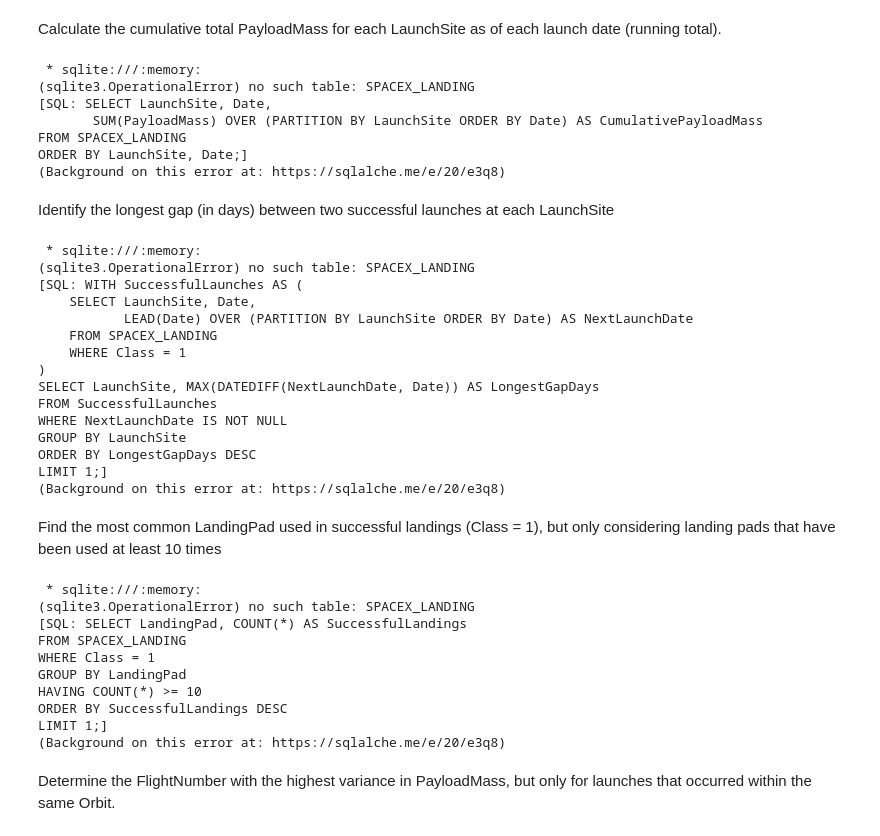
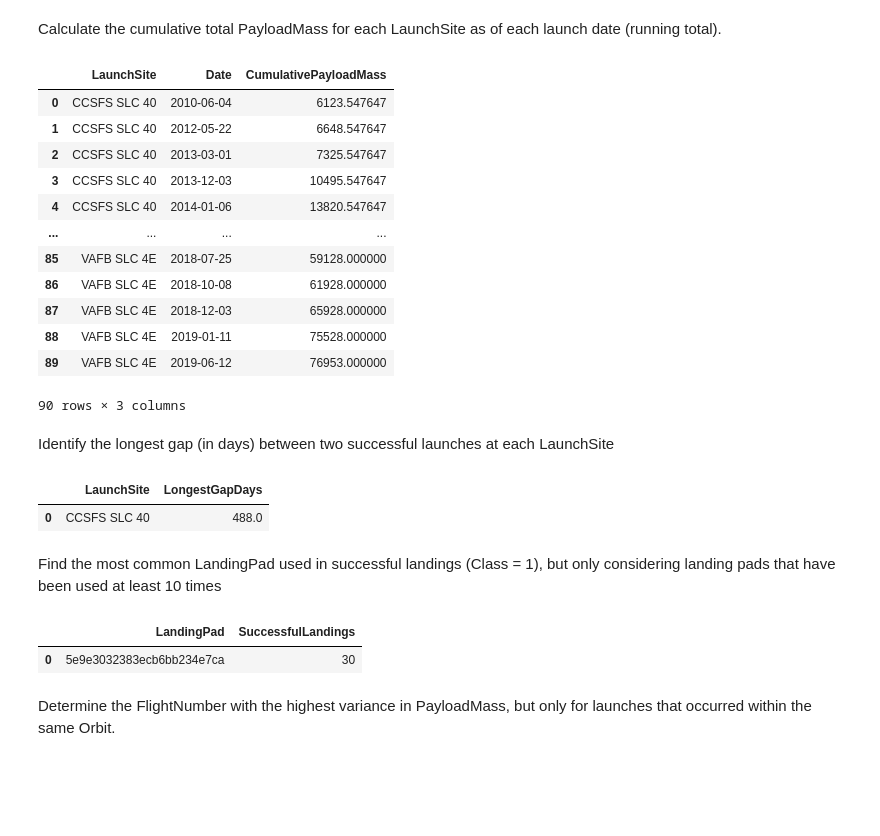
Before and after one commit to ClaudioChavarria/Rocket-Landing-Success-ML, a Jupyter notebook: 03-eda_and_feature_engineering/03-eda-and-feature-engineering.ipynb, the cells around one changed output. Cells and saved outputs as stored; diff of their text form; code cells hidden in the pictures; blank space fills up the shorter version.

```diff
--- a/03-eda_and_feature_engineering/03-eda-and-feature-engineering.ipynb
+++ b/03-eda_and_feature_engineering/03-eda-and-feature-engineering.ipynb
@@ -332,55 +332,56 @@ result
 # %% [markdown]
 Calculate the cumulative total PayloadMass for each LaunchSite as of each launch date (running total).
 # %%
-%%sql
+query = '''
 SELECT LaunchSite, Date,
        SUM(PayloadMass) OVER (PARTITION BY LaunchSite ORDER BY Date) AS CumulativePayloadMass
 FROM SPACEX_LANDING
 ORDER BY LaunchSite, Date;
+
+'''
+result = pd.read_sql(query, con=engine)
+result
 # %% [output]
+|  | LaunchSite | Date | CumulativePayloadMass |
+| 0 | CCSFS SLC 40 | 2010-06-04 | 6123.547647 |
+| 1 | CCSFS SLC 40 | 2012-05-22 | 6648.547647 |
+| 2 | CCSFS SLC 40 | 2013-03-01 | 7325.547647 |
+| 3 | CCSFS SLC 40 | 2013-12-03 | 10495.547647 |
+| 4 | CCSFS SLC 40 | 2014-01-06 | 13820.547647 |
+| ... | ... | ... | ... |
+| 85 | VAFB SLC 4E | 2018-07-25 | 59128.000000 |
+| 86 | VAFB SLC 4E | 2018-10-08 | 61928.000000 |
+| 87 | VAFB SLC 4E | 2018-12-03 | 65928.000000 |
+| 88 | VAFB SLC 4E | 2019-01-11 | 75528.000000 |
+| 89 | VAFB SLC 4E | 2019-06-12 | 76953.000000 |
- * sqlite:///:memory:
-(sqlite3.OperationalError) no such table: SPACEX_LANDING
-[SQL: SELECT LaunchSite, Date,
-       SUM(PayloadMass) OVER (PARTITION BY LaunchSite ORDER BY Date) AS CumulativePayloadMass
-FROM SPACEX_LANDING
-ORDER BY LaunchSite, Date;]
-(Background on this error at: https://sqlalche.me/e/20/e3q8)
+90 rows × 3 columns
 # %% [markdown]
 Identify the longest gap (in days) between two successful launches at each LaunchSite
 # %%
-%%sql
+query = '''
 WITH SuccessfulLaunches AS (
     SELECT LaunchSite, Date,
            LEAD(Date) OVER (PARTITION BY LaunchSite ORDER BY Date) AS NextLaunchDate
     FROM SPACEX_LANDING
     WHERE Class = 1
 )
-SELECT LaunchSite, MAX(DATEDIFF(NextLaunchDate, Date)) AS LongestGapDays
+SELECT LaunchSite, MAX(julianday(NextLaunchDate) - julianday(Date)) AS LongestGapDays
 FROM SuccessfulLaunches
 WHERE NextLaunchDate IS NOT NULL
 GROUP BY LaunchSite
 ORDER BY LongestGapDays DESC
 LIMIT 1;
+
+'''
+result = pd.read_sql(query, con=engine)
+result
 # %% [output]
- * sqlite:///:memory:
-(sqlite3.OperationalError) no such table: SPACEX_LANDING
-[SQL: WITH SuccessfulLaunches AS (
-    SELECT LaunchSite, Date,
-           LEAD(Date) OVER (PARTITION BY LaunchSite ORDER BY Date) AS NextLaunchDate
-    FROM SPACEX_LANDING
-    WHERE Class = 1
-)
-SELECT LaunchSite, MAX(DATEDIFF(NextLaunchDate, Date)) AS LongestGapDays
-FROM SuccessfulLaunches
-WHERE NextLaunchDate IS NOT NULL
-GROUP BY LaunchSite
-ORDER BY LongestGapDays DESC
-LIMIT 1;]
-(Background on this error at: https://sqlalche.me/e/20/e3q8)
+|  | LaunchSite | LongestGapDays |
+| 0 | CCSFS SLC 40 | 488.0 |
 # %% [markdown]
  Find the most common LandingPad used in successful landings (Class = 1), but only considering landing pads that have been used at least 10 times
 # %%
-%%sql
+query = '''
 SELECT LandingPad, COUNT(*) AS SuccessfulLandings
 FROM SPACEX_LANDING
 WHERE Class = 1
@@ -388,17 +389,12 @@ GROUP BY LandingPad
 HAVING COUNT(*) >= 10
 ORDER BY SuccessfulLandings DESC
 LIMIT 1;
+'''
+result = pd.read_sql(query, con=engine)
+result
 # %% [output]
- * sqlite:///:memory:
-(sqlite3.OperationalError) no such table: SPACEX_LANDING
-[SQL: SELECT LandingPad, COUNT(*) AS SuccessfulLandings
-FROM SPACEX_LANDING
-WHERE Class = 1
-GROUP BY LandingPad
-HAVING COUNT(*) >= 10
-ORDER BY SuccessfulLandings DESC
-LIMIT 1;]
-(Background on this error at: https://sqlalche.me/e/20/e3q8)
+|  | LandingPad | SuccessfulLandings |
+| 0 | 5e9e3032383ecb6bb234e7ca | 30 |
 # %% [markdown]
 Determine the FlightNumber with the highest variance in PayloadMass, but only for launches that occurred within the same Orbit.
 # %%
```
Also changed, not shown: parts of 1 cell of this notebook.
